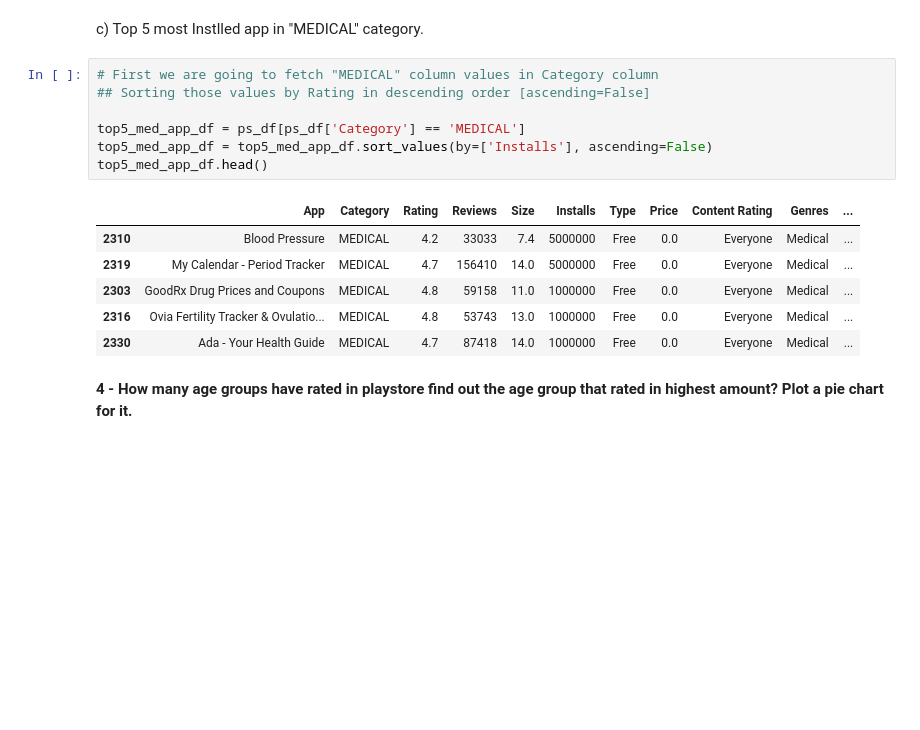
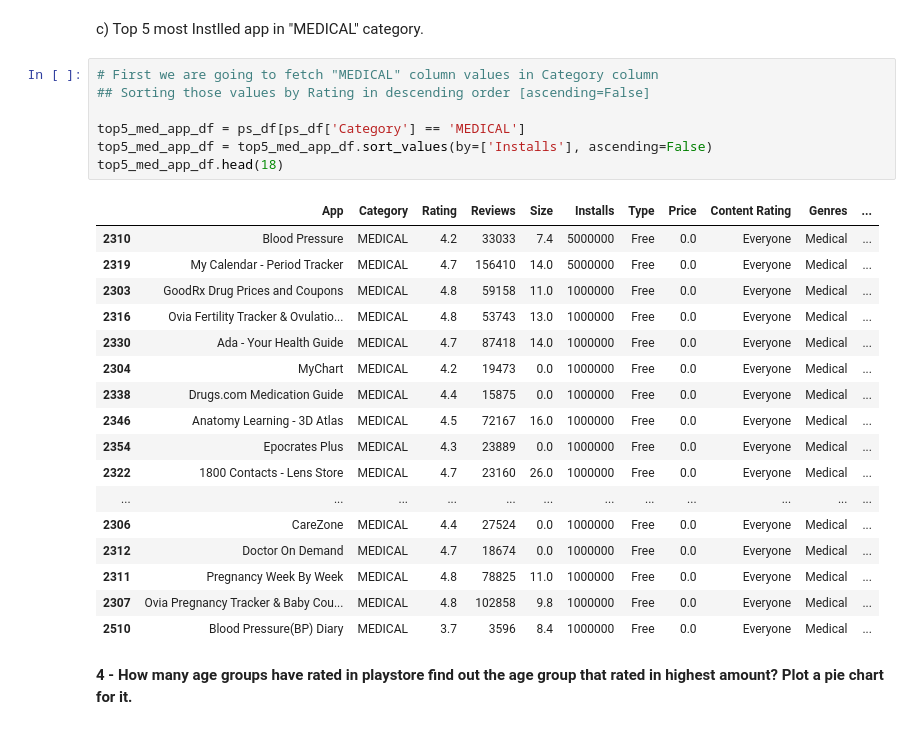
Before and after one commit to Yogendra-ramnani/-Capstone-Project---Play-Store-App-Review-Analysis, a Jupyter notebook: Capstone_Project_Play_Store_App_Review_Analysis_by_yogendra.ipynb, the cells around one changed output. Drawn from its saved outputs; the diff is of its cells as text; blank space fills up the shorter version.

```diff
--- a/Capstone_Project_Play_Store_App_Review_Analysis_by_yogendra.ipynb
+++ b/Capstone_Project_Play_Store_App_Review_Analysis_by_yogendra.ipynb
@@ -935,17 +935,28 @@ c) Top 5 most Instlled app in "MEDICAL" category.
 # %%
 # First we are going to fetch "MEDICAL" column values in Category column
 ## Sorting those values by Rating in descending order [ascending=False]
 
 top5_med_app_df = ps_df[ps_df['Category'] == 'MEDICAL']
 top5_med_app_df = top5_med_app_df.sort_values(by=['Installs'], ascending=False)
-top5_med_app_df.head()
+top5_med_app_df.head(18)
 # %% [output]
 |  | App | Category | Rating | Reviews | Size | Installs | Type | Price | Content Rating | Genres | ... |
 | 2310 | Blood Pressure | MEDICAL | 4.2 | 33033 | 7.4 | 5000000 | Free | 0.0 | Everyone | Medical | ... |
 | 2319 | My Calendar - Period Tracker | MEDICAL | 4.7 | 156410 | 14.0 | 5000000 | Free | 0.0 | Everyone | Medical | ... |
 | 2303 | GoodRx Drug Prices and Coupons | MEDICAL | 4.8 | 59158 | 11.0 | 1000000 | Free | 0.0 | Everyone | Medical | ... |
 | 2316 | Ovia Fertility Tracker & Ovulatio... | MEDICAL | 4.8 | 53743 | 13.0 | 1000000 | Free | 0.0 | Everyone | Medical | ... |
 | 2330 | Ada - Your Health Guide | MEDICAL | 4.7 | 87418 | 14.0 | 1000000 | Free | 0.0 | Everyone | Medical | ... |
+| 2304 | MyChart | MEDICAL | 4.2 | 19473 | 0.0 | 1000000 | Free | 0.0 | Everyone | Medical | ... |
+| 2338 | Drugs.com Medication Guide | MEDICAL | 4.4 | 15875 | 0.0 | 1000000 | Free | 0.0 | Everyone | Medical | ... |
+| 2346 | Anatomy Learning - 3D Atlas | MEDICAL | 4.5 | 72167 | 16.0 | 1000000 | Free | 0.0 | Everyone | Medical | ... |
+| 2354 | Epocrates Plus | MEDICAL | 4.3 | 23889 | 0.0 | 1000000 | Free | 0.0 | Everyone | Medical | ... |
+| 2322 | 1800 Contacts - Lens Store | MEDICAL | 4.7 | 23160 | 26.0 | 1000000 | Free | 0.0 | Everyone | Medical | ... |
+| ... | ... | ... | ... | ... | ... | ... | ... | ... | ... | ... | ... |
+| 2306 | CareZone | MEDICAL | 4.4 | 27524 | 0.0 | 1000000 | Free | 0.0 | Everyone | Medical | ... |
+| 2312 | Doctor On Demand | MEDICAL | 4.7 | 18674 | 0.0 | 1000000 | Free | 0.0 | Everyone | Medical | ... |
+| 2311 | Pregnancy Week By Week | MEDICAL | 4.8 | 78825 | 11.0 | 1000000 | Free | 0.0 | Everyone | Medical | ... |
+| 2307 | Ovia Pregnancy Tracker & Baby Cou... | MEDICAL | 4.8 | 102858 | 9.8 | 1000000 | Free | 0.0 | Everyone | Medical | ... |
+| 2510 | Blood Pressure(BP) Diary | MEDICAL | 3.7 | 3596 | 8.4 | 1000000 | Free | 0.0 | Everyone | Medical | ... |
 # %% [markdown]
 **4 - How many age groups have rated in playstore find out the age group that rated in highest amount? Plot a pie chart for it.**
 # %%
```
Also changed, not shown: parts of 14 cells of this notebook.
